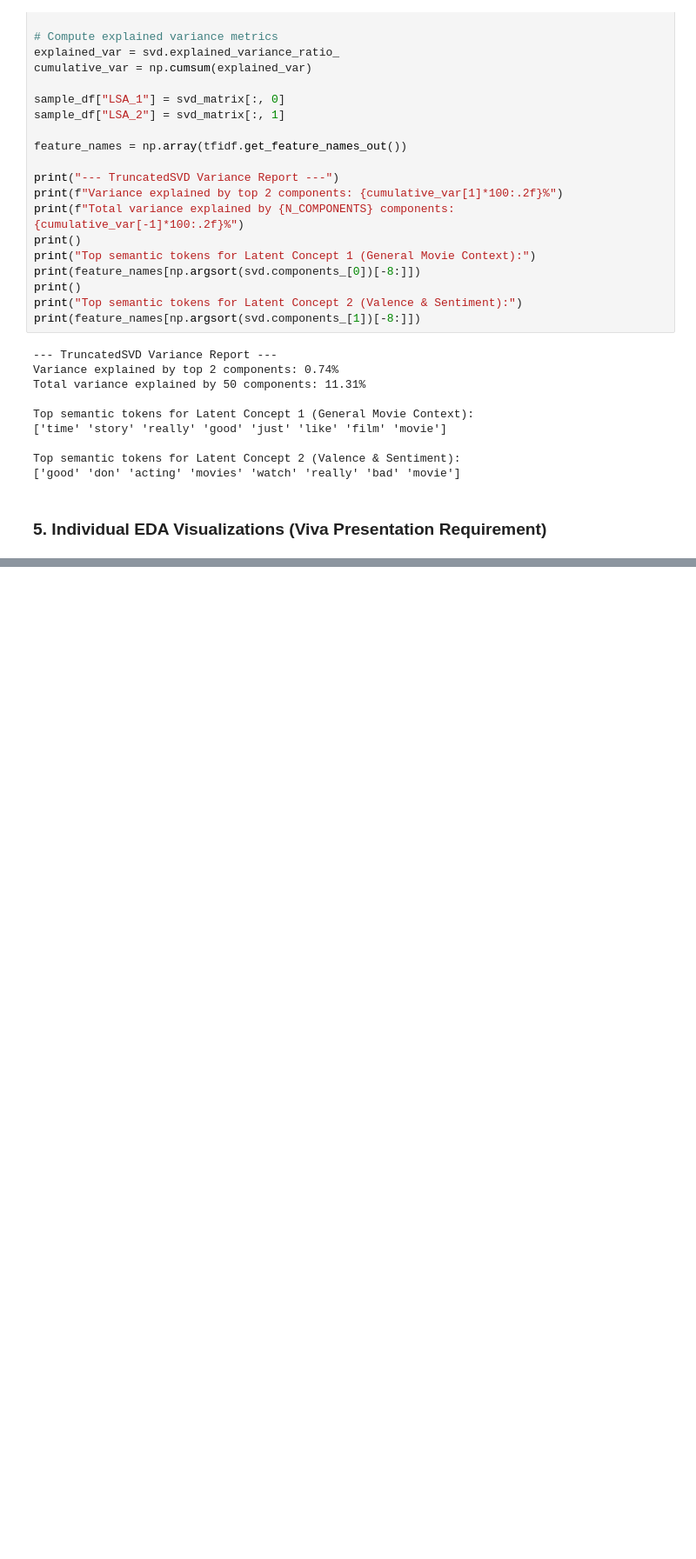
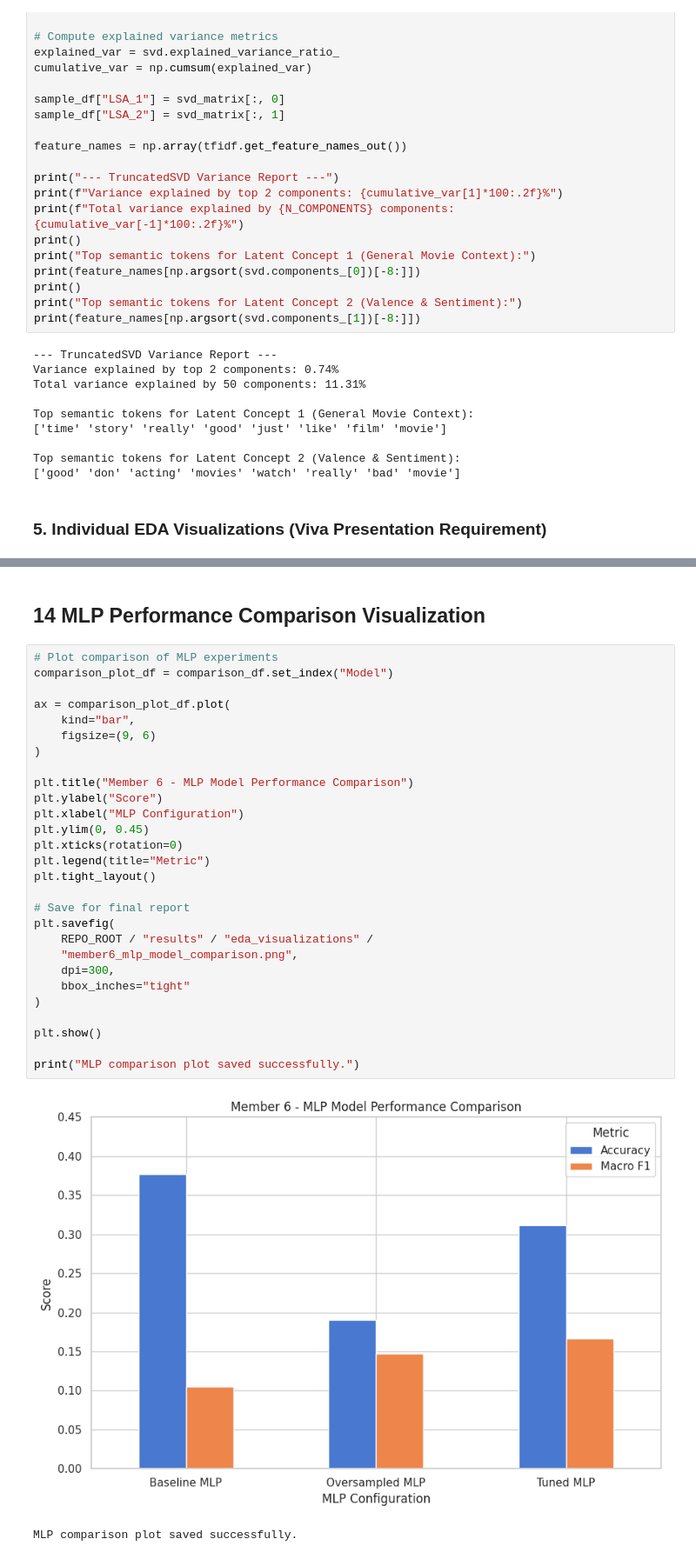
Before and after one commit to it25102877/IT2011-AIML-Project, a Jupyter notebook: notebooks/IT25103132_Preprocessing_FeatureExtraction.ipynb, the cells around one changed output, grey strips where cells are left out. Shown at 87% size. Drawn from its saved outputs; the diff is of its cells as text; blank space fills up the shorter version.

```diff
--- a/notebooks/IT25103132_Preprocessing_FeatureExtraction.ipynb
+++ b/notebooks/IT25103132_Preprocessing_FeatureExtraction.ipynb
@@ -252,0 +958,33 @@ Test SVD Matrix Transformed Without Leakage: (3221, 100)
+# %% [markdown]
+## 14 MLP Performance Comparison Visualization
+# %%
+# Plot comparison of MLP experiments
+comparison_plot_df = comparison_df.set_index("Model")
+
+ax = comparison_plot_df.plot(
+    kind="bar",
+    figsize=(9, 6)
+)
+
+plt.title("Member 6 - MLP Model Performance Comparison")
+plt.ylabel("Score")
+plt.xlabel("MLP Configuration")
+plt.ylim(0, 0.45)
+plt.xticks(rotation=0)
+plt.legend(title="Metric")
+plt.tight_layout()
+
+# Save for final report
+plt.savefig(
+    REPO_ROOT / "results" / "eda_visualizations" /
+    "member6_mlp_model_comparison.png",
+    dpi=300,
+    bbox_inches="tight"
+)
+
+plt.show()
+
+print("MLP comparison plot saved successfully.")
+# %% [output]
+[figure, added]
+MLP comparison plot saved successfully.
```
Also changed, not shown: parts of 46 cells of this notebook.
